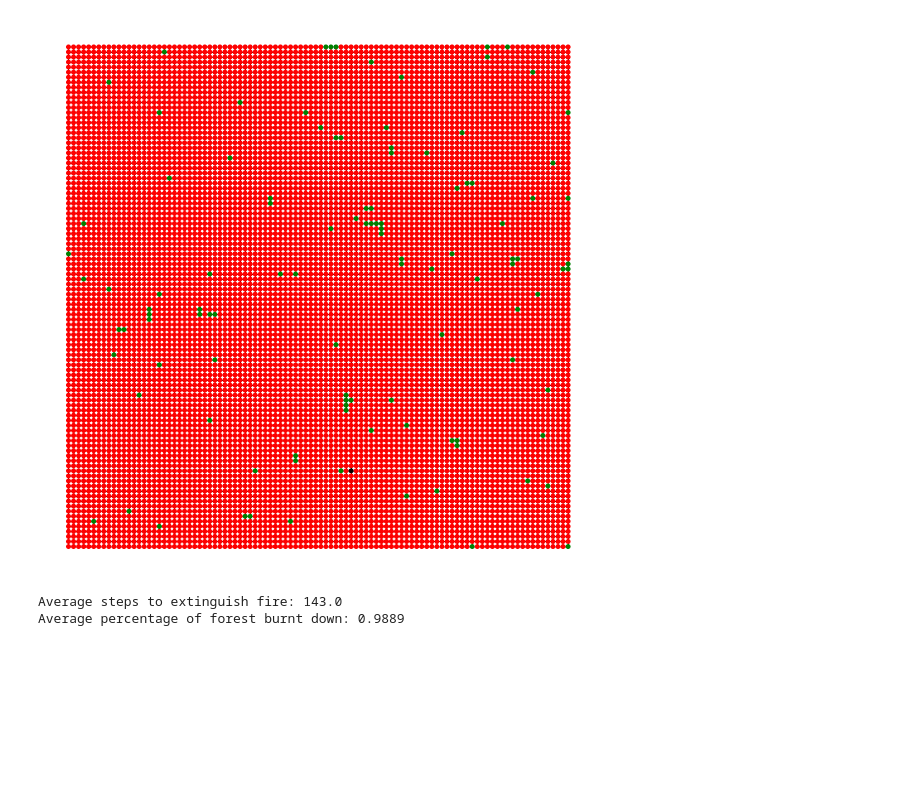
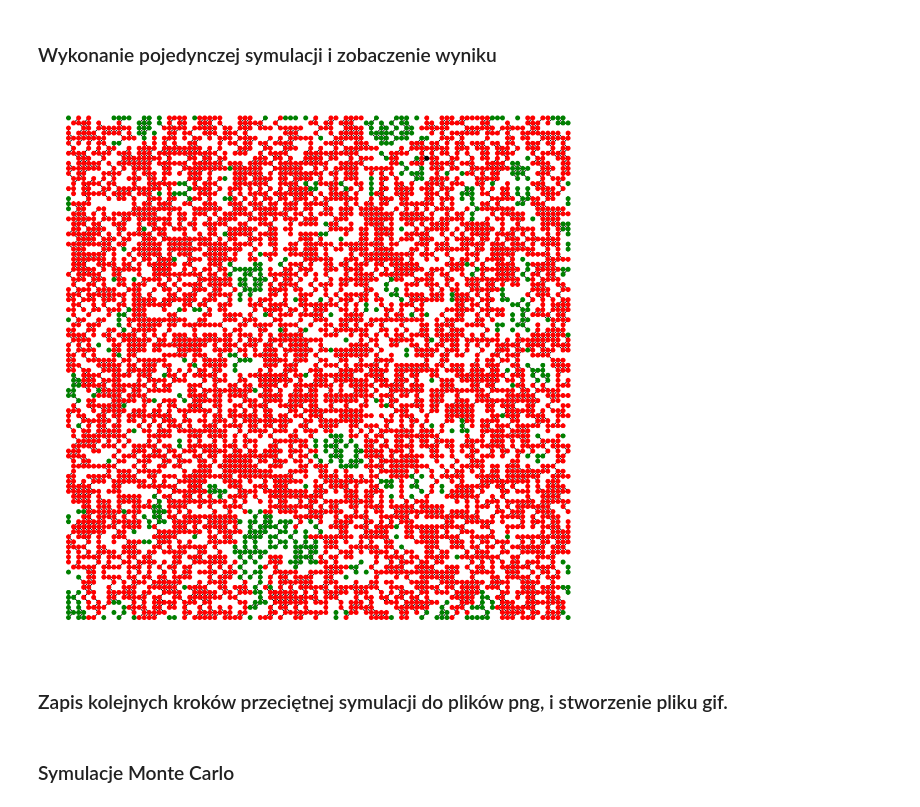
Before and after one commit to skowronskid/fractals2, a Jupyter notebook: projekt2.ipynb, the cells around one changed output. Cells and saved outputs as stored; diff of their text form; code cells hidden in the pictures; blank space fills up the shorter version.

```diff
--- a/projekt2.ipynb
+++ b/projekt2.ipynb
@@ -126,20 +204,23 @@ def simulate_forest_fire_graph(size, structure, tree_prob, fire_prob, num_simula
-# %%
-# Parameters
-forest_size = 100
-# forest_structure = 'rectangular'  # or 'rectangular'
-forest_structure = 'rectangular'
-tree_probability = 1
-fire_spread_probability = 0.7
-num_simulations = 1
-
-# Run simulations
-avg_steps, avg_percent_burnt = simulate_forest_fire_graph(forest_size, forest_structure, tree_probability,
-                                                          fire_spread_probability, num_simulations, True)
-
-# Display results
-print(f"Average steps to extinguish fire: {avg_steps}")
-print(f"Average percentage of forest burnt down: {avg_percent_burnt}")
-# %% [output]
-[figure, removed]
-Average steps to extinguish fire: 143.0
-Average percentage of forest burnt down: 0.9889
+# %% [markdown]
+### Wykonanie pojedynczej symulacji i zobaczenie wyniku
+# %%
+forest_size = 100
+forest_structure = "hexagonal"
+tree_probability = 0.8
+fire_spread_probability = 0.75
+num_simulations = 1
+
+
+avg_steps, avg_percent_burnt, average_outcome = simulate_forest_fire_graph(
+    forest_size,
+    forest_structure,
+    tree_probability,
+    fire_spread_probability,
+    num_simulations,
+    visualise=True,
+    save_outcome=False,
+)
+# %% [output]
+[figure, added]
+# %% [markdown]
+### Zapis kolejnych kroków przeciętnej symulacji do plików png, i stworzenie pliku gif.
@@ -145,0 +247,2 @@ Average percentage of forest burnt down: 0.9889
+# %% [markdown]
+### Symulacje Monte Carlo
```
Also changed, not shown: parts of 6 cells of this notebook, 4 other files.
